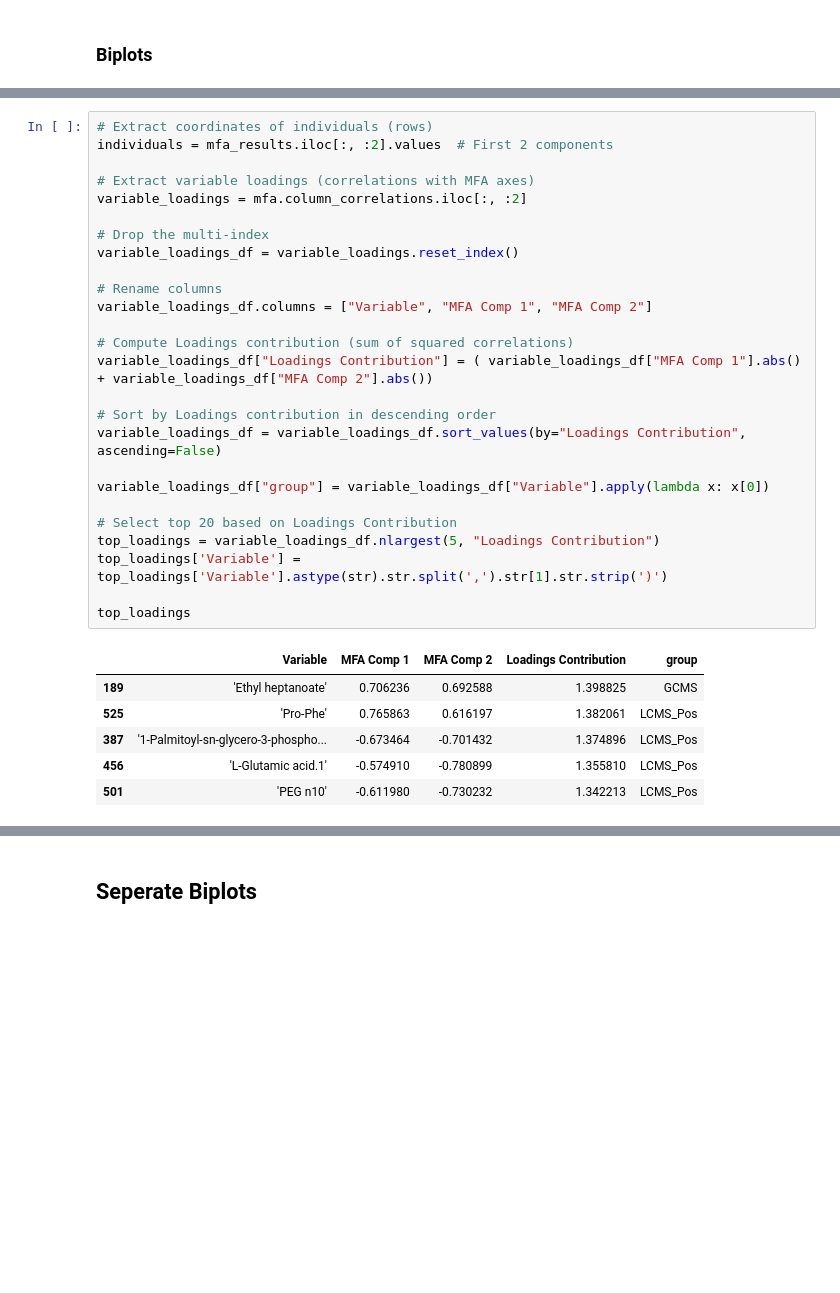
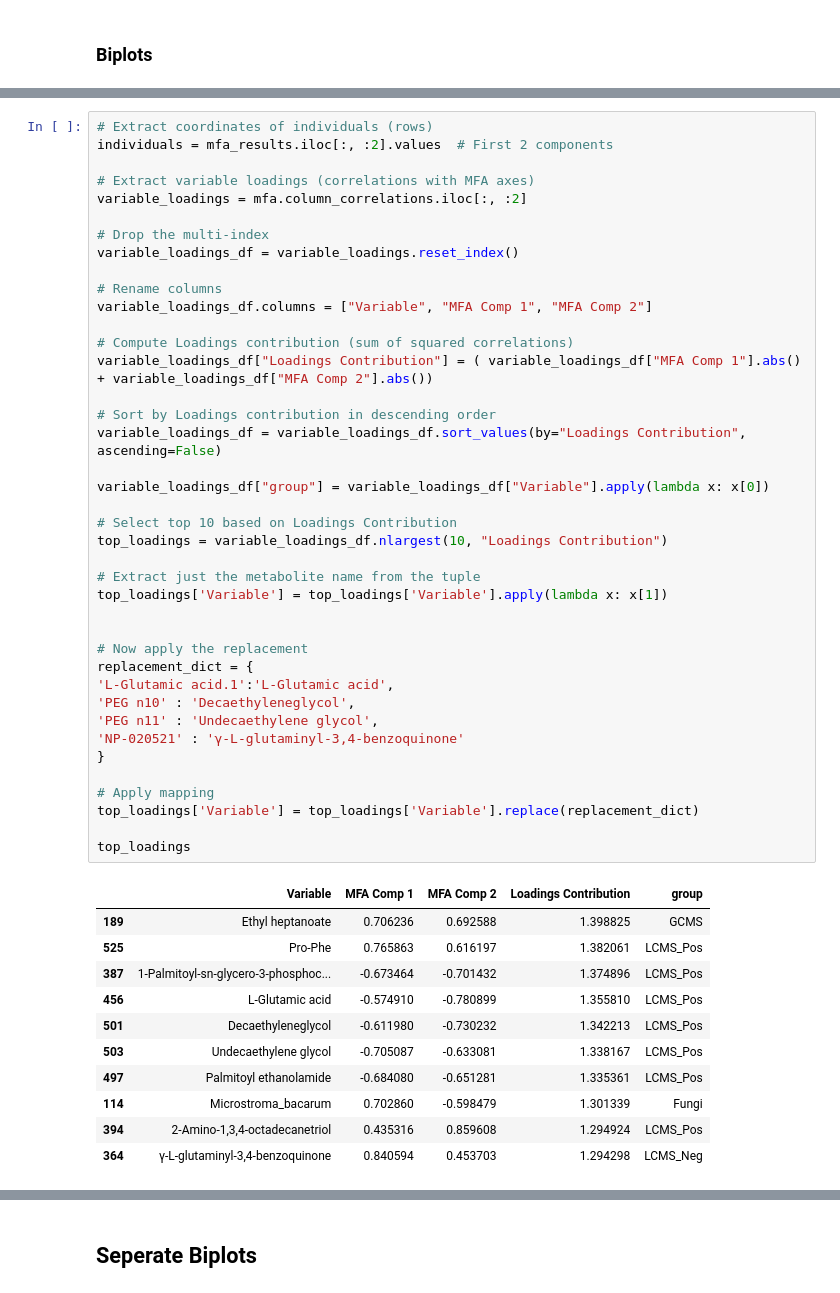
Before and after one commit to bokulich-publications/microterroir, a Jupyter notebook: Metabolomics/LC-MS/04_PostMLF21_MFA_LC-MS2_FunBac_GC_Sensory.ipynb, the cells around one changed output, grey strips where cells are left out. Drawn from its saved outputs; the diff is of its cells as text; blank space fills up the shorter version.

```diff
--- a/Metabolomics/LC-MS/04_PostMLF21_MFA_LC-MS2_FunBac_GC_Sensory.ipynb
+++ b/Metabolomics/LC-MS/04_PostMLF21_MFA_LC-MS2_FunBac_GC_Sensory.ipynb
@@ -529,33 +519,52 @@ plt.show()
 # %%
 # Extract coordinates of individuals (rows)
 individuals = mfa_results.iloc[:, :2].values  # First 2 components
 
 # Extract variable loadings (correlations with MFA axes)
 variable_loadings = mfa.column_correlations.iloc[:, :2]
 
 # Drop the multi-index
 variable_loadings_df = variable_loadings.reset_index()
 
 # Rename columns
 variable_loadings_df.columns = ["Variable", "MFA Comp 1", "MFA Comp 2"]
 
 # Compute Loadings contribution (sum of squared correlations)
 variable_loadings_df["Loadings Contribution"] = ( variable_loadings_df["MFA Comp 1"].abs() + variable_loadings_df["MFA Comp 2"].abs())
 
 # Sort by Loadings contribution in descending order
 variable_loadings_df = variable_loadings_df.sort_values(by="Loadings Contribution", ascending=False)
 
 variable_loadings_df["group"] = variable_loadings_df["Variable"].apply(lambda x: x[0])
 
-# Select top 20 based on Loadings Contribution
-top_loadings = variable_loadings_df.nlargest(5, "Loadings Contribution")
-top_loadings['Variable'] = top_loadings['Variable'].astype(str).str.split(',').str[1].str.strip(')')
+# Select top 10 based on Loadings Contribution
+top_loadings = variable_loadings_df.nlargest(10, "Loadings Contribution")
+
+# Extract just the metabolite name from the tuple
+top_loadings['Variable'] = top_loadings['Variable'].apply(lambda x: x[1])
+
+
+# Now apply the replacement
+replacement_dict = {
+'L-Glutamic acid.1':'L-Glutamic acid',
+'PEG n10' : 'Decaethyleneglycol',
+'PEG n11' : 'Undecaethylene glycol',
+'NP-020521' : 'γ-L-glutaminyl-3,4-benzoquinone'
+}
+
+# Apply mapping
+top_loadings['Variable'] = top_loadings['Variable'].replace(replacement_dict)
 
 top_loadings
 # %% [output]
 |  | Variable | MFA Comp 1 | MFA Comp 2 | Loadings Contribution | group |
-| 189 | 'Ethyl heptanoate' | 0.706236 | 0.692588 | 1.398825 | GCMS |
-| 525 | 'Pro-Phe' | 0.765863 | 0.616197 | 1.382061 | LCMS_Pos |
-| 387 | '1-Palmitoyl-sn-glycero-3-phospho... | -0.673464 | -0.701432 | 1.374896 | LCMS_Pos |
-| 456 | 'L-Glutamic acid.1' | -0.574910 | -0.780899 | 1.355810 | LCMS_Pos |
-| 501 | 'PEG n10' | -0.611980 | -0.730232 | 1.342213 | LCMS_Pos |
+| 189 | Ethyl heptanoate | 0.706236 | 0.692588 | 1.398825 | GCMS |
+| 525 | Pro-Phe | 0.765863 | 0.616197 | 1.382061 | LCMS_Pos |
+| 387 | 1-Palmitoyl-sn-glycero-3-phosphoc... | -0.673464 | -0.701432 | 1.374896 | LCMS_Pos |
+| 456 | L-Glutamic acid | -0.574910 | -0.780899 | 1.355810 | LCMS_Pos |
+| 501 | Decaethyleneglycol | -0.611980 | -0.730232 | 1.342213 | LCMS_Pos |
+| 503 | Undecaethylene glycol | -0.705087 | -0.633081 | 1.338167 | LCMS_Pos |
+| 497 | Palmitoyl ethanolamide | -0.684080 | -0.651281 | 1.335361 | LCMS_Pos |
+| 114 | Microstroma_bacarum | 0.702860 | -0.598479 | 1.301339 | Fungi |
+| 394 | 2-Amino-1,3,4-octadecanetriol | 0.435316 | 0.859608 | 1.294924 | LCMS_Pos |
+| 364 | γ-L-glutaminyl-3,4-benzoquinone | 0.840594 | 0.453703 | 1.294298 | LCMS_Neg |
```
Also changed, not shown: parts of 5 cells of this notebook, 5 other files.
